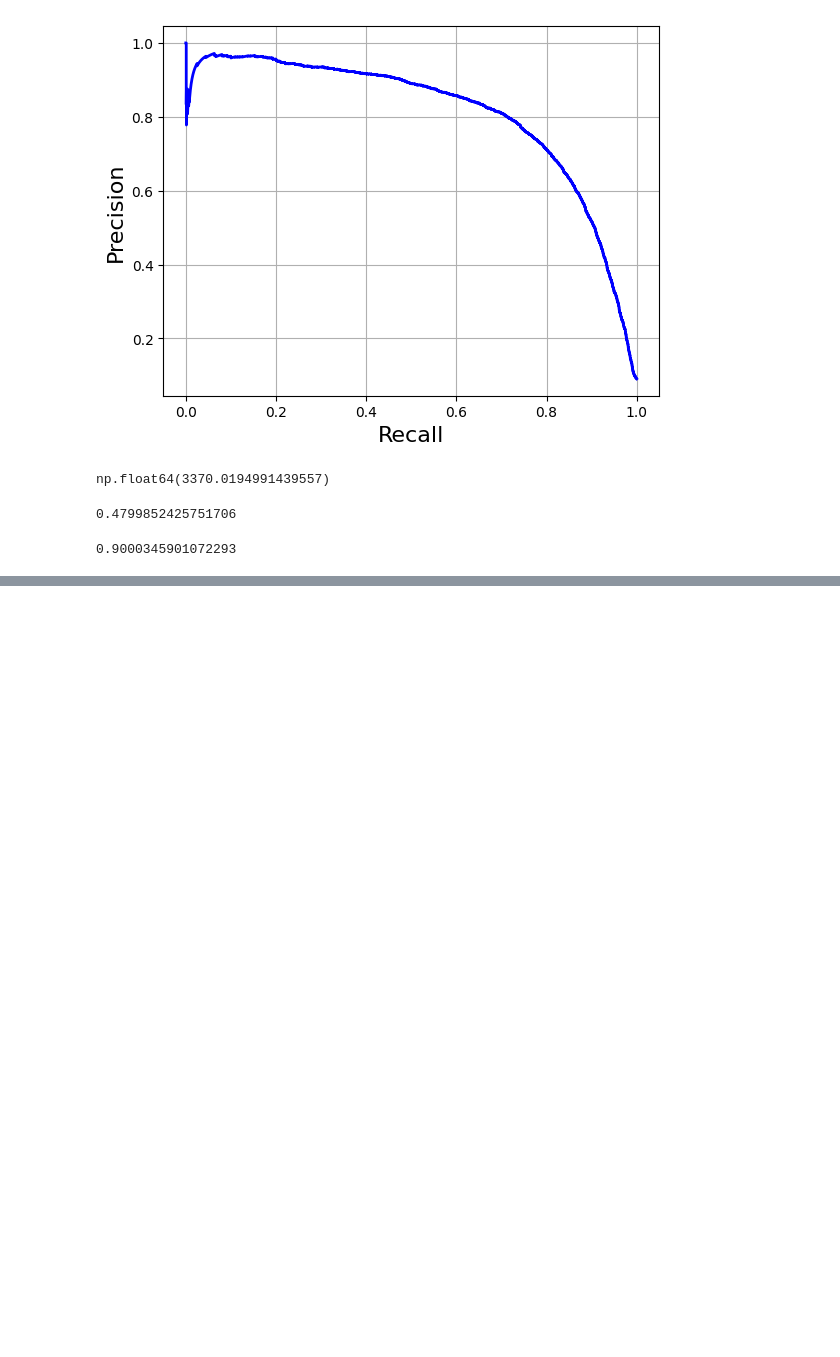
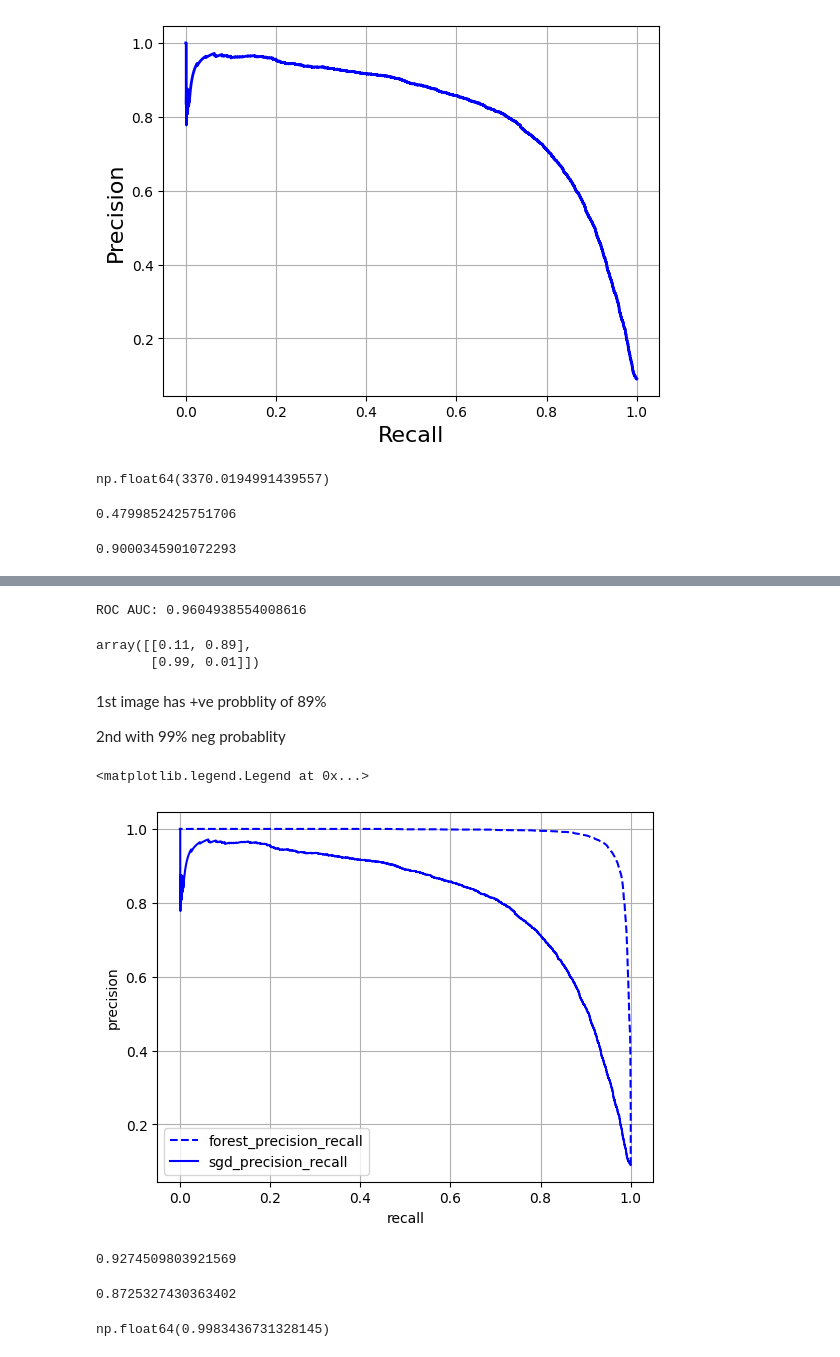
Before and after one commit to mt508/machine-learning-, a Jupyter notebook: classification.ipynb, the cells around one changed output, grey strips where cells are left out. Cells and saved outputs as stored; diff of their text form; code cells hidden in the pictures; blank space fills up the shorter version.

```diff
--- a/classification.ipynb
+++ b/classification.ipynb
@@ -156,0 +174,43 @@ precision_score(y_train_5,y_train_pred_90)
+# %%
+from sklearn.metrics import auc
+
+roc_auc = auc(fpr, tpr)
+print("ROC AUC:", roc_auc)
+# %% [output]
+ROC AUC: 0.9604938554008616
+# %%
+from sklearn.ensemble import RandomForestClassifier
+forest_clf=RandomForestClassifier(random_state=42)
+# %%
+y_prob_forest=cross_val_predict(forest_clf,X_train,y_train_5,cv=3,method='predict_proba')
+# %%
+y_prob_forest[:2]
+# %% [output]
+array([[0.11, 0.89],
+       [0.99, 0.01]])
+# %% [markdown]
+1st image has +ve probblity of 89%
+
+2nd with 99% neg probablity
+# %%
+y_score_predict_forest = y_prob_forest[:, 1]
+precision_forest, recall_forest, threshold_forest = precision_recall_curve(y_train_5, y_score_predict_forest)
+# %%
+plt.plot(recall_forest,precision_forest,"b--",label="forest_precision_recall")
+plt.plot(recalls,precision,"b-",label="sgd_precision_recall")
+plt.xlabel("recall")
+plt.ylabel("precision")
+plt.grid(True)
+plt.legend()
+# %% [output]
+<matplotlib.legend.Legend at 0x...>
+[figure, added]
+# %%
+y_train_pred_forest=y_prob_forest[:,1]>=0.5
+f1_score(y_train_5,y_train_pred_forest)
+# %% [output]
+0.9274509803921569
+# %%
+recall_score(y_train_5,y_train_pred_forest)
+# %% [output]
+0.8725327430363402
@@ -156,0 +219,4 @@ precision_score(y_train_5,y_train_pred_90)
+# %%
+roc_auc_score(y_train_5,y_score_predict_forest)
+# %% [output]
+np.float64(0.9983436731328145)
```
Also changed, not shown: parts of 4 cells of this notebook.
